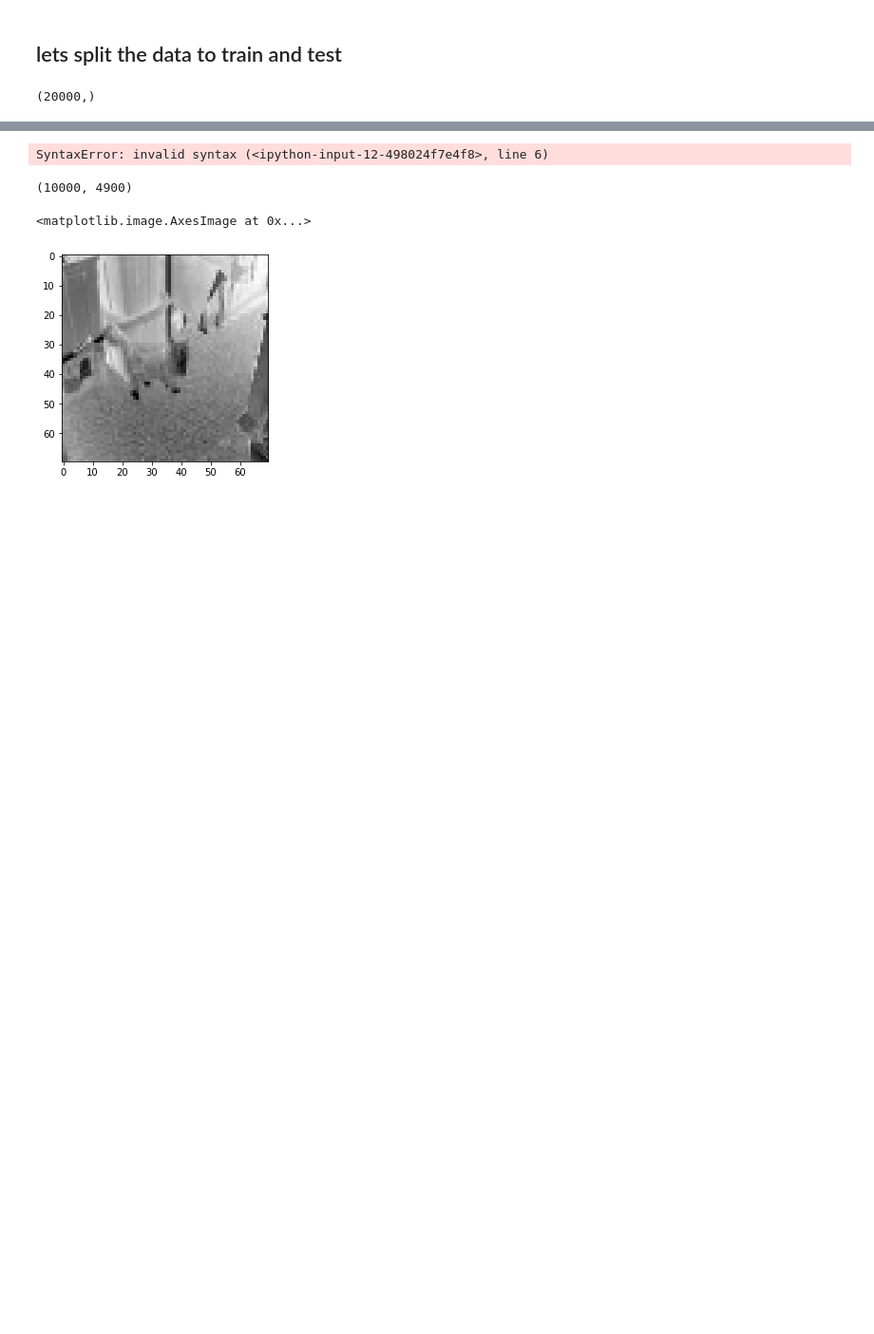
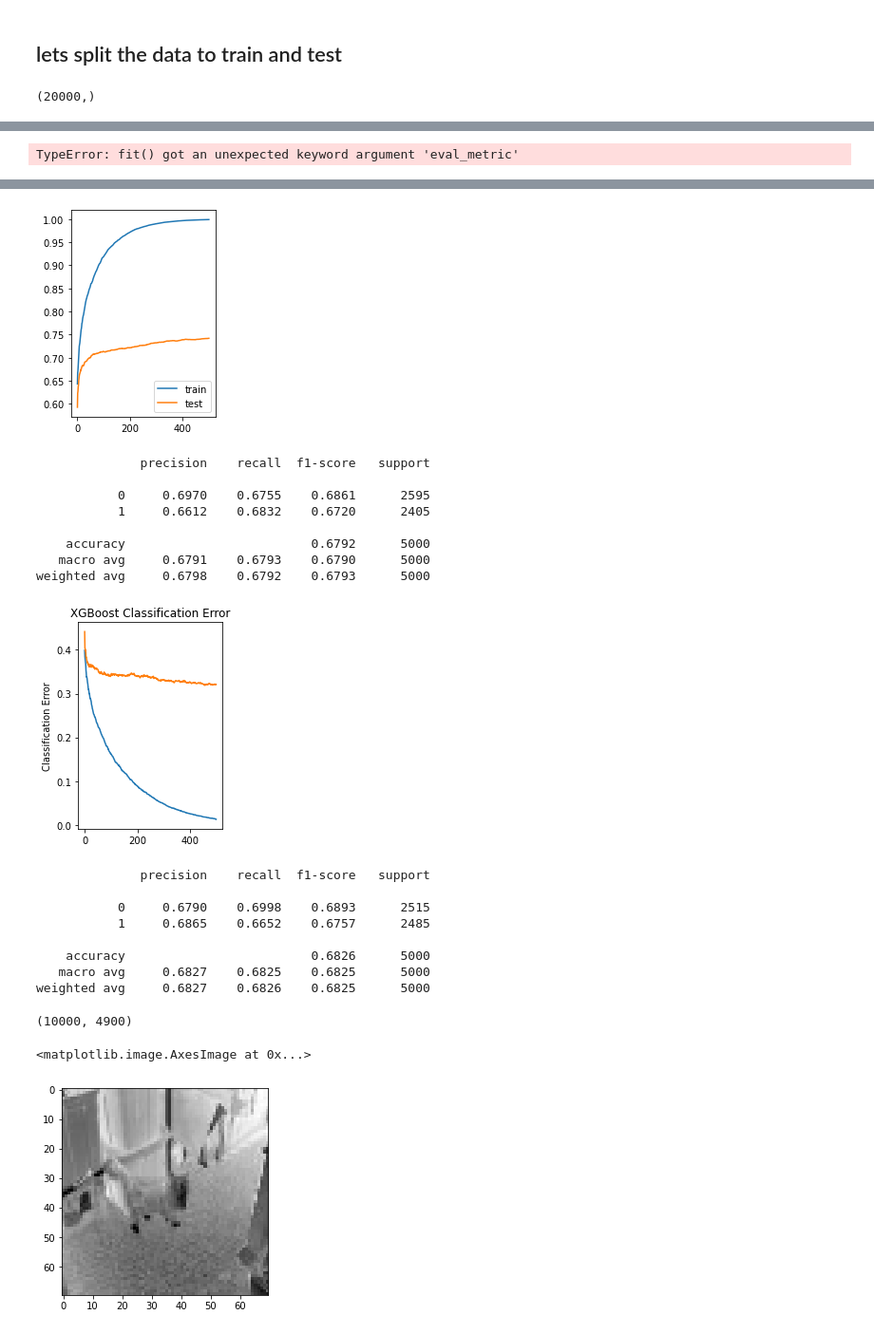
Before and after one commit to TalSomech/Data-Sc-101, a Jupyter notebook: Dogs Vs Cats.ipynb, the cells around one changed output, grey strips where cells are left out. Shown: that part at 95% size. Cells and saved outputs as stored; diff of their text form; code cells hidden in the pictures; blank space fills up the shorter version.

```diff
--- a/Dogs Vs Cats.ipynb
+++ b/Dogs Vs Cats.ipynb
@@ -23,7 +23,10 @@ for filename in filenames:
     else:
         category.append(0)
 
-df={'filename':filenames,'category':category}
+df={'filename':filenames,'label':category}
 df=pd.DataFrame(df)
+
+# df={'label':category,'data':np.array(data)}
+# df=pd.DataFrame(df)
 # %%
 #df = df.sample(frac = 1).reset_index(drop=True)
@@ -104,3 +85,12 @@ y_test=np.array(y_test)
+# %%
+
+#np.save('data.npy',img_data)
+x_train,y_train=convers(train_df)
+x_test,y_test=convers(test_df)
+#y_train=np.array(y_train)
+#x_test=np.array(x_test)
+#y_test=np.array(y_test)
+#df["data"]=img_data
 # %%
 #df_t = pd.DataFrame({'data': img_label, 'label': img_data}, columns=['label', 'data'])
 #df_t = pd.DataFrame(img_data, columns=['data'])
@@ -129,8 +108,12 @@ validate_df
 #df.reset_index(drop=True)
 #df_train,df_test=train_test_split(df,test_size=0.2,random_state=42)
 #img_data=img_data.reshape(-1,IMG_SIZE*IMG_SIZE)
-x_train=x_train.reshape(-1,IMG_SIZE*IMG_SIZE)
-x_test=x_test.reshape(-1,IMG_SIZE*IMG_SIZE)
+#x_train=np.array(train_df[][:][0])#train_df.drop(labels="label",axis=1).to_numpy()
+# y_train=train_df["label"]
+# x_test=test_df.drop(labels="label",axis=1)
+# y_test=test_df["label"]
+# x_train=x_train.reshape(-1,IMG_SIZE*IMG_SIZE)
+# x_test=x_test.reshape(-1,IMG_SIZE*IMG_SIZE)
 # x_train=img_data[:20000]
 # y_train=img_label[:20000]
 # x_test=img_data[20000:]
@@ -222,0 +289,25 @@ weighted avg     0.6256    0.6256    0.6255      5000
+# %%
+ada_clf=AdaBoostClassifier(base_estimator=RandomForestClassifier(n_estimators=1000),
+                   learning_rate=0.05)
+ada_clf.fit(x_red,y_train)
+y_pred=ada_clf.predict(x_test_red)
+print(classification_report(y_test, y_pred,digits=4))
+#vis_data(ada_clf,x_test_red,y_test,x_red,y_train)
+# %% [output]
+TypeError: fit() got an unexpected keyword argument 'eval_metric'
+# %%
+
+xgb_clf=xgb.XGBClassifier(base_score=0.5, booster='gbtree', colsample_bylevel=1,
+              colsample_bynode=1, colsample_bytree=0.9, gamma=1, gpu_id=-1,
+              importance_type='gain', interaction_constraints='',
+              learning_rate=0.1, max_delta_step=0, max_depth=5,
+              min_child_weight=5,monotone_constraints='()',
+              n_estimators=500, n_jobs=-1, num_parallel_tree=1, random_state=42,
+              reg_alpha=1, reg_lambda=3, scale_pos_weight=1, subsample=1,
+              tree_method='exact', validate_parameters=1, verbosity=None)
+xgb_clf.fit(x_red,y_train)
+y_pred=xgb_clf.predict(x_test_red)
+#scores["XGBoost"]=accuracy_score(y_test,y_pred)
+vis_data(xgb_clf,x_test_red,y_test,x_red,y_train)
+#print(classification_report(y_test, y_pred,digits=4))
+# %% [output]
@@ -223,13 +316,30 @@ weighted avg     0.6256    0.6256    0.6255      5000
+[figure, added]
+              precision    recall  f1-score   support
+
+           0     0.6970    0.6755    0.6861      2595
+           1     0.6612    0.6832    0.6720      2405
+
+    accuracy                         0.6792      5000
+   macro avg     0.6791    0.6793    0.6790      5000
+weighted avg     0.6798    0.6792    0.6793      5000
+[figure, added]
 # %%
 vote_clf =VotingClassifier(estimators=[
             ('knn_bag', BaggingClassifier(KNeighborsClassifier(n_neighbors=30),n_jobs=-1)),
-            ('xgb',xgb.XGBClassifier(learning_rate=0.5,n_estimators=400,use_label_encoder=False,eval_metric="mlogloss")),
+            ('xgb',xgb_clf),
             ('rf', ExtraTreesClassifier(n_estimators=1200)),
-            AdaBoostClassifier(RandomForestClassifier(n_estimators=1000,oob_score=True),learning_rate=0.5,random_state=42)
+    ('ada',AdaBoostClassifier(RandomForestClassifier(n_estimators=1000,oob_score=True),learning_rate=0.5,random_state=42))
         ],weights=[1,3,1,2],voting='soft', n_jobs=-1,verbose=True)
 vote_clf.fit(x_red,y_train)
 y_pred=vote_clf.predict(x_test_red)
 print(classification_report(y_test, y_pred,digits=4))
 #scores["Votingz"]=accuracy_score(y_test,y_pred)
 # %% [output]
-SyntaxError: invalid syntax (<ipython-input-12-498024f7e4f8>, line 6)
+              precision    recall  f1-score   support
+
+           0     0.6790    0.6998    0.6893      2515
+           1     0.6865    0.6652    0.6757      2485
+
+    accuracy                         0.6826      5000
+   macro avg     0.6827    0.6825    0.6825      5000
+weighted avg     0.6827    0.6826    0.6825      5000
```
Also changed, not shown: parts of 24 cells of this notebook, 1 other file.
